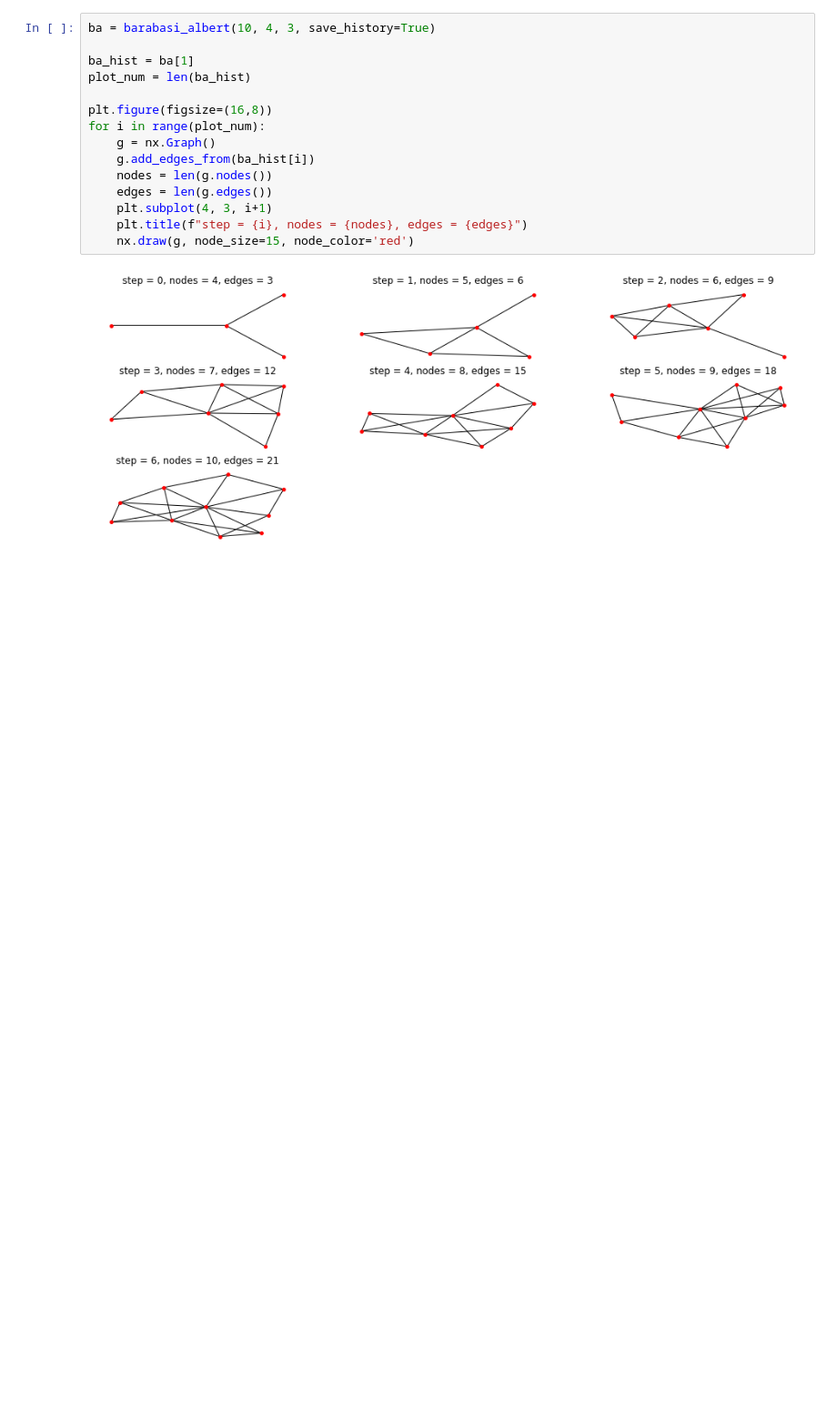
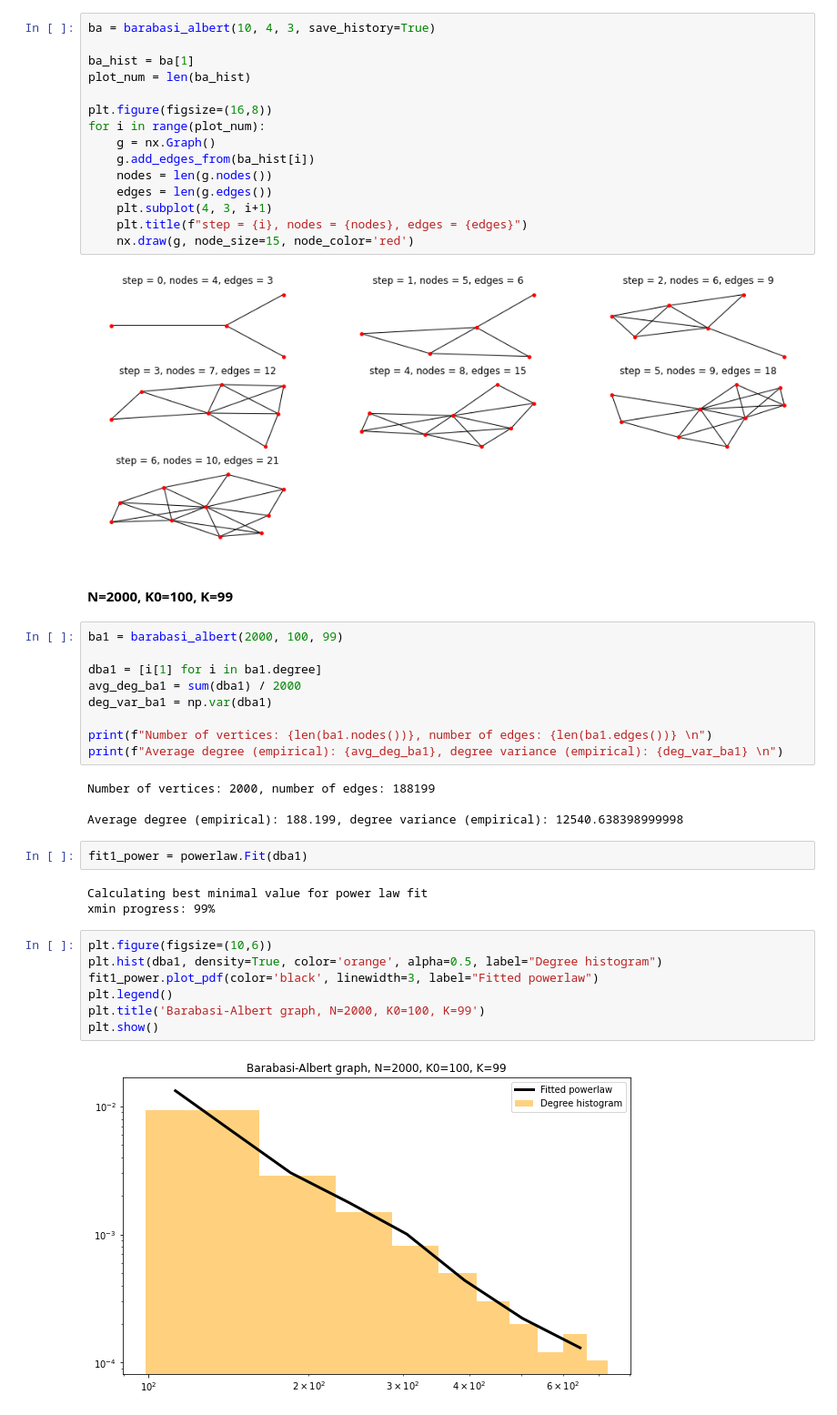
Before and after one commit to adamaj99pwr/Diffusion-processes, a Jupyter notebook: lab3/lab3.ipynb, the cells around one changed output. Shown at 91% size. Cells and saved outputs as stored; diff of their text form; blank space fills up the shorter version.

```diff
--- a/lab3/lab3.ipynb
+++ b/lab3/lab3.ipynb
@@ -174,3 +265,32 @@ for i in range(plot_num):
     nx.draw(g, node_size=15, node_color='red')
 # %% [output]
 [figure]
+# %% [markdown]
+#### N=2000, K0=100, K=99
+# %%
+ba1 = barabasi_albert(2000, 100, 99)
+
+dba1 = [i[1] for i in ba1.degree]
+avg_deg_ba1 = sum(dba1) / 2000
+deg_var_ba1 = np.var(dba1)
+
+print(f"Number of vertices: {len(ba1.nodes())}, number of edges: {len(ba1.edges())} \n")
+print(f"Average degree (empirical): {avg_deg_ba1}, degree variance (empirical): {deg_var_ba1} \n")
+# %% [output]
+Number of vertices: 2000, number of edges: 188199
+
+Average degree (empirical): 188.199, degree variance (empirical): 12540.638398999998
+# %%
+fit1_power = powerlaw.Fit(dba1)
+# %% [output]
+Calculating best minimal value for power law fit
+xmin progress: 99%
+# %%
+plt.figure(figsize=(10,6))
+plt.hist(dba1, density=True, color='orange', alpha=0.5, label="Degree histogram")
+fit1_power.plot_pdf(color='black', linewidth=3, label="Fitted powerlaw")
+plt.legend()
+plt.title('Barabasi-Albert graph, N=2000, K0=100, K=99')
+plt.show()
+# %% [output]
+[figure, added]
```
Also changed, not shown: parts of 21 cells of this notebook.
